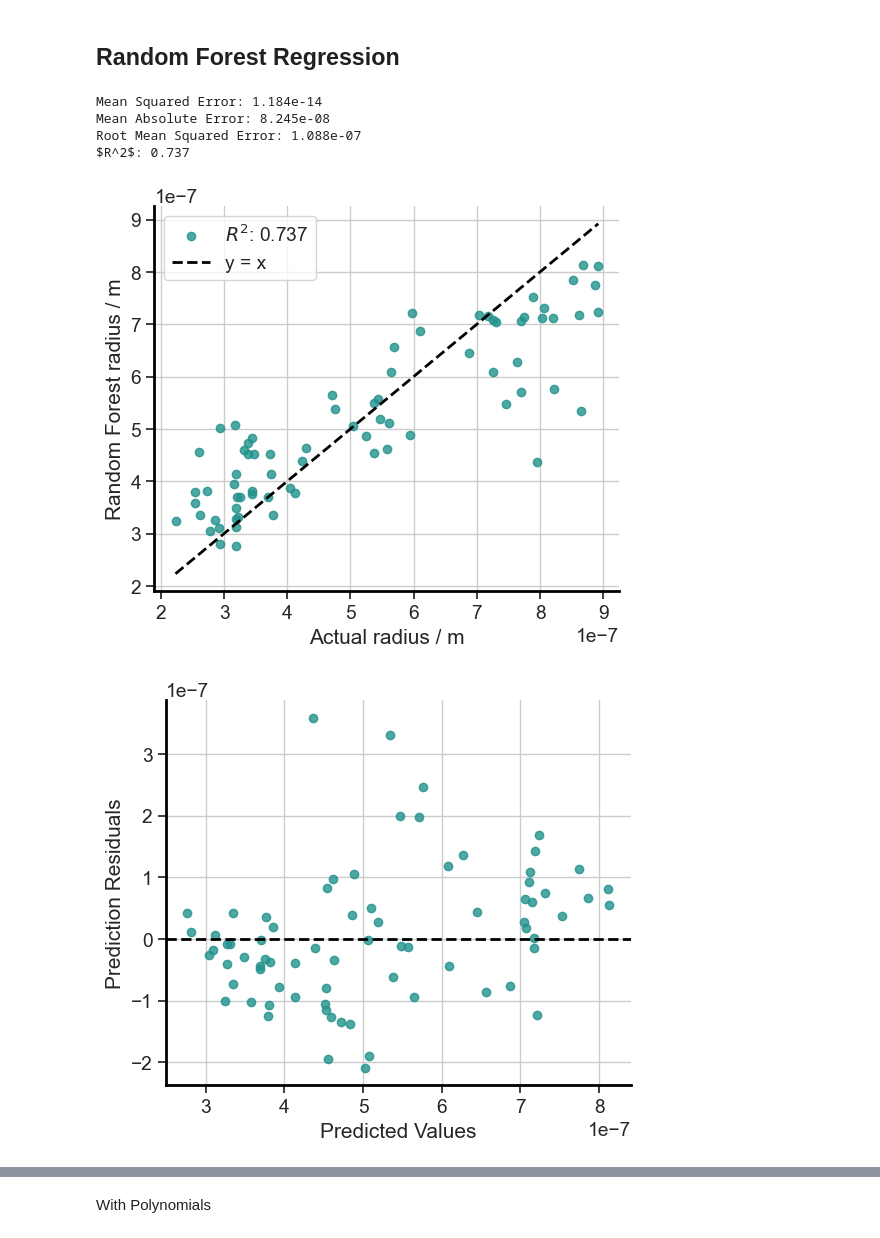
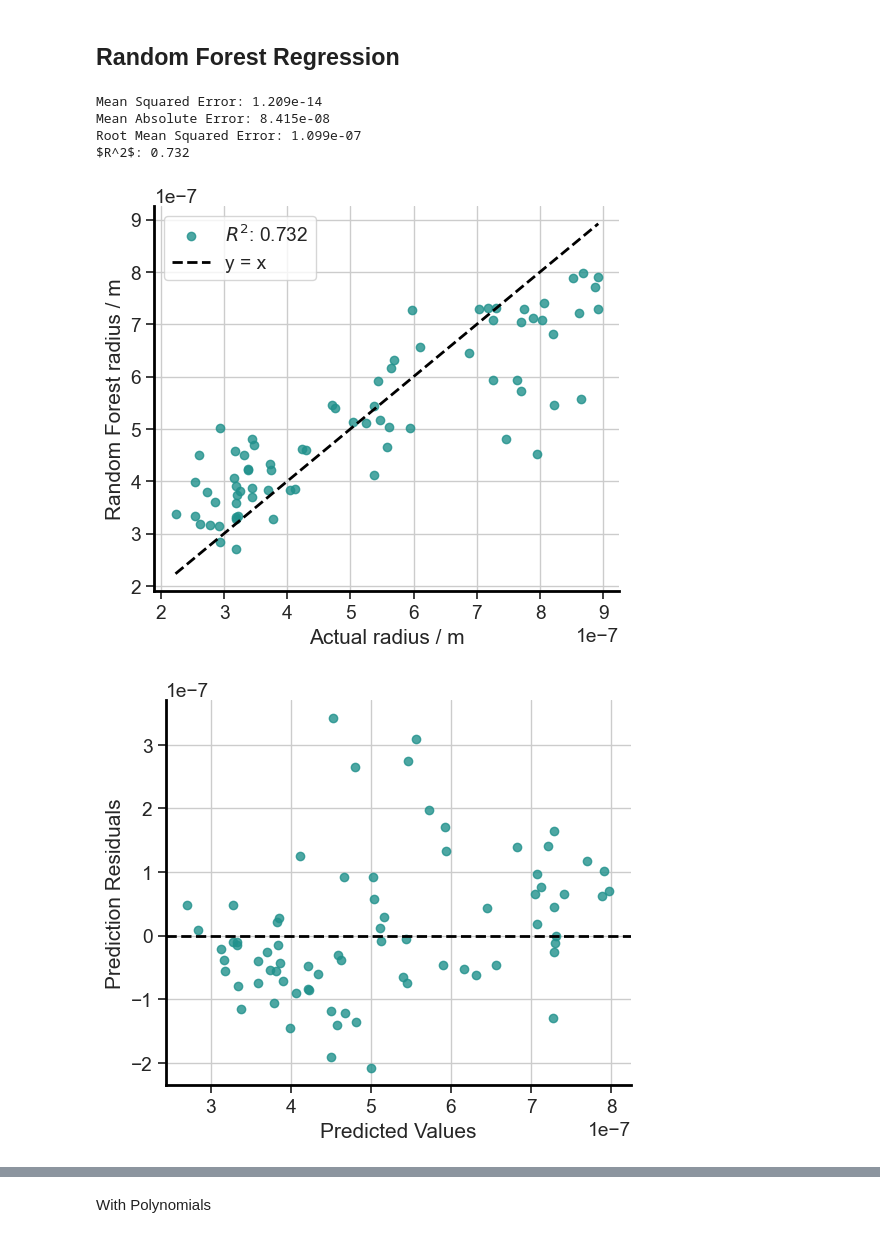
Before and after one commit to RedHorizonss/DunkingBiscuits, a Jupyter notebook: Washburn_model.ipynb, the cells around one changed output, grey strips where cells are left out. Saved outputs shown, nothing was run; the diff lists cells and outputs as text; code cells hidden in the pictures.

```diff
--- a/Washburn_model.ipynb
+++ b/Washburn_model.ipynb
@@ -218,16 +218,16 @@ This model does have some really clear outliers
 # %%
 washburn_model.define_features(feature_columns=features_within_eqn, target_column='r')
 washburn_model.train_test_split_data(test_size=0.15, random_state=42)
-washburn_model.train_model(model_type='random_forest')
+washburn_model.train_model(model_type='random_forest_regression')
 washburn_model.evaluate_model()
 washburn_model.print_metrics()
 washburn_model.plot_predictions(ylabel='Random Forest radius / m', xlabel='Actual radius / m')
 washburn_model.plot_residuals()
 washburn_model.plot_feature_importances()
 # %% [output]
-Mean Squared Error: 1.184e-14
-Mean Absolute Error: 8.245e-08
-Root Mean Squared Error: 1.088e-07
-$R^2$: 0.737
+Mean Squared Error: 1.209e-14
+Mean Absolute Error: 8.415e-08
+Root Mean Squared Error: 1.099e-07
+$R^2$: 0.732
-[figure, old version]
+[figure, new version]
-[figure, old version]
+[figure, new version]
```
Also changed, not shown: parts of 3 cells of this notebook, 2 other files.
